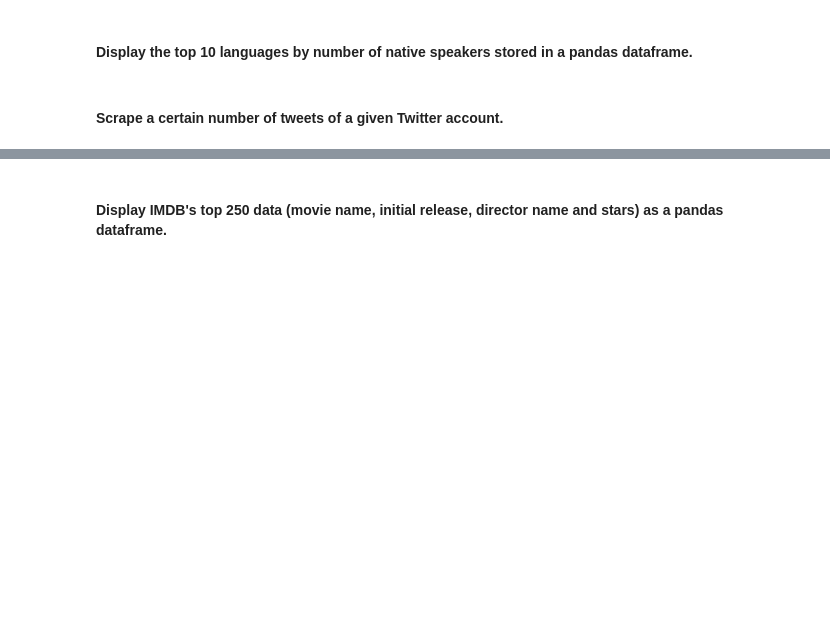
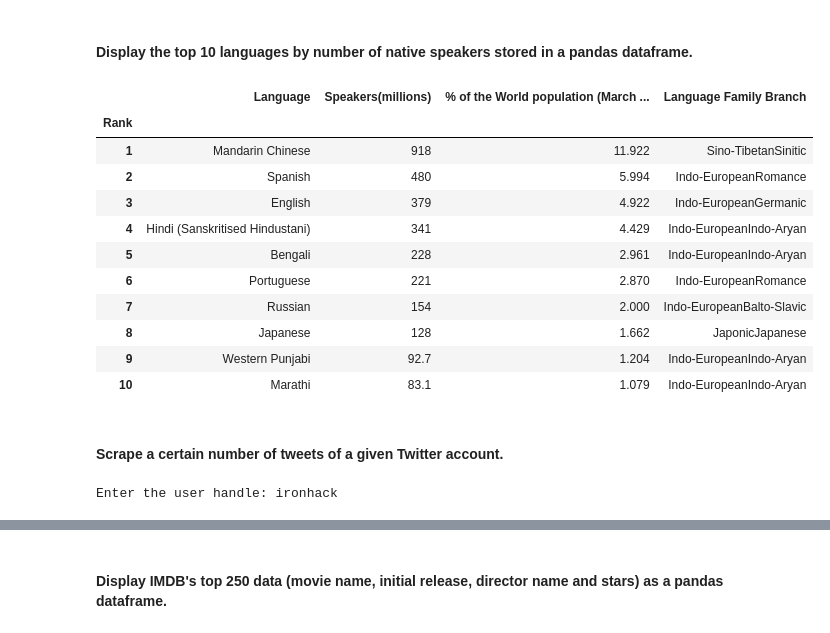
Before and after one commit to ta-data-lis/lab-web-scraping, a Jupyter notebook: your-code/main.ipynb, the cells around one changed output, grey strips where cells are left out. Saved outputs shown, nothing was run; the diff lists cells and outputs as text; code cells hidden in the pictures; blank space fills up the shorter version.

```diff
--- a/your-code/main.ipynb
+++ b/your-code/main.ipynb
@@ -387,6 +458,44 @@ url = 'https://en.wikipedia.org/wiki/List_of_languages_by_number_of_native_speak
+# %%
+# your code here
+html = requests.get(url).content
+soup = BeautifulSoup(html, 'lxml')
+
+table_body = soup.find_all('tbody')[0]
+rows = table_body.find_all('tr')
+rows_clean = [row.text.replace('\n', ' ').replace('\xa0', '').split('  ') for row in rows]
+
+# Turning into a Dataframe
+langs = pd.DataFrame(rows_clean[1:11], columns = rows_clean[0])
+langs['Language'] = langs['Language'].apply(lambda x: x.split('[')[0])
+langs.set_index([' Rank'],inplace = True)
+# Too bad .columns doesn't support a lambda to do the same as the above with 'language'
+langs.rename(columns = {'% of the World population (March 2019)[8]':
+                     '% of the World population (March 2019)', ' Language familyBranch ':
+                        'Language Family Branch'}, inplace = True)
+
+langs
+# Thought about flattening the list and all that, to strip the names, etc., but too much work now
+#test = [item.strip() for row in rows_clean for item in row]
+#test
+# %% [output]
+|  | Language | Speakers(millions) | % of the World population (March ... | Language Family Branch |
+| Rank |  |  |  |  |
+| 1 | Mandarin Chinese | 918 | 11.922 | Sino-TibetanSinitic |
+| 2 | Spanish | 480 | 5.994 | Indo-EuropeanRomance |
+| 3 | English | 379 | 4.922 | Indo-EuropeanGermanic |
+| 4 | Hindi (Sanskritised Hindustani) | 341 | 4.429 | Indo-EuropeanIndo-Aryan |
+| 5 | Bengali | 228 | 2.961 | Indo-EuropeanIndo-Aryan |
+| 6 | Portuguese | 221 | 2.870 | Indo-EuropeanRomance |
+| 7 | Russian | 154 | 2.000 | Indo-EuropeanBalto-Slavic |
+| 8 | Japanese | 128 | 1.662 | JaponicJapanese |
+| 9 | Western Punjabi | 92.7 | 1.204 | Indo-EuropeanIndo-Aryan |
+| 10 | Marathi | 83.1 | 1.079 | Indo-EuropeanIndo-Aryan |
 # %% [markdown]
 #### Scrape a certain number of tweets of a given Twitter account.
 # %%
 # This is the url you will scrape in this exercise
 # You will need to add the account credentials to this url
-url = 'https://twitter.com/'
+user = input('Enter the user handle: ')
+url = 'https://twitter.com/'+user
+# %% [output]
+Enter the user handle: ironhack
```
Also changed, not shown: parts of 11 cells of this notebook.
